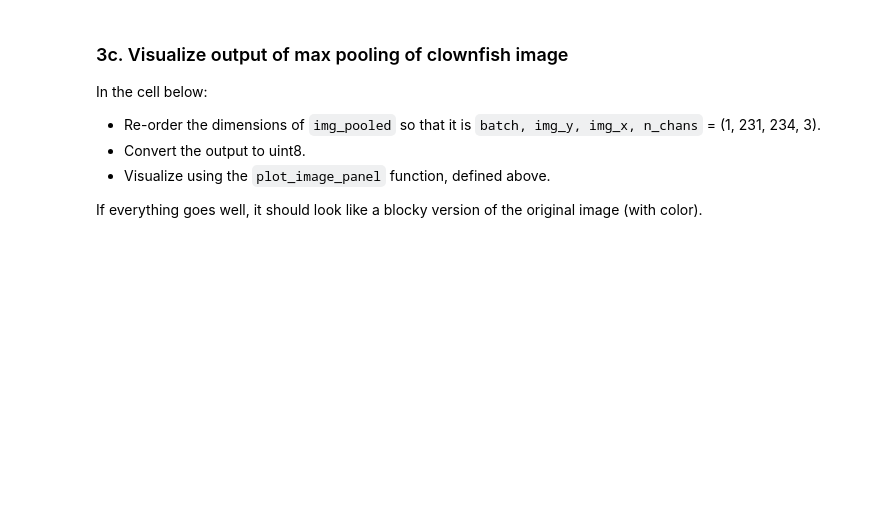
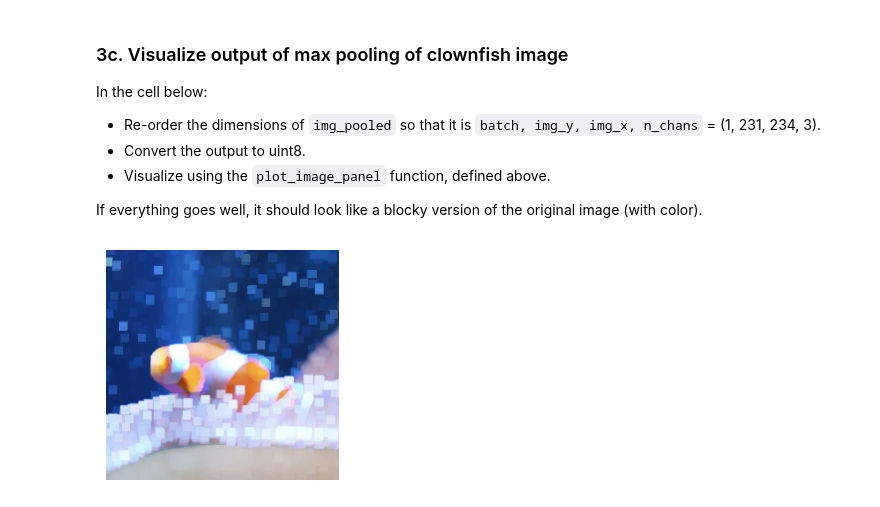
Before and after one commit to djluci/NeuralNetworks, a Jupyter notebook: Project3_ConvolutionalNN/convolution_and_pooling.ipynb, the cells around one changed output. Cells and saved outputs as stored; diff of their text form; code cells hidden in the pictures; blank space fills up the shorter version.

```diff
--- a/Project3_ConvolutionalNN/convolution_and_pooling.ipynb
+++ b/Project3_ConvolutionalNN/convolution_and_pooling.ipynb
@@ -645,3 +894,7 @@ In the cell below, take your color clownfish image in numpy array format and add
+# %%
+# YOUR CODE HERE
+# add new leading dimension, shape goes from (3, 238, 241) -> (1, 3, 238, 241)
+clownfish_np_batch = clownfish_np[np.newaxis, :, :, :]
 # %%
 clownfish_mp = max_poolnn(clownfish_np_batch, pool_size=8)
 print(f'Pooled image shape is {clownfish_mp.shape} and it should be (1, 3, 231, 234)')
@@ -661,0 +925,12 @@ If everything goes well, it should look like a blocky version of the original im
+# %%
+# YOUR CODE HERE
+# reordering dimensions for visualization
+img_pooled = np.transpose(clownfish_mp, (0, 2, 3, 1))
+
+# conver to uint8
+img_pooled = img_pooled.astype(np.uint8)
+
+# Visualize
+plot_image_panel(img_pooled)
+# %% [output]
+[figure, added]
```
Also changed, not shown: parts of 35 cells of this notebook, 5 other files.
